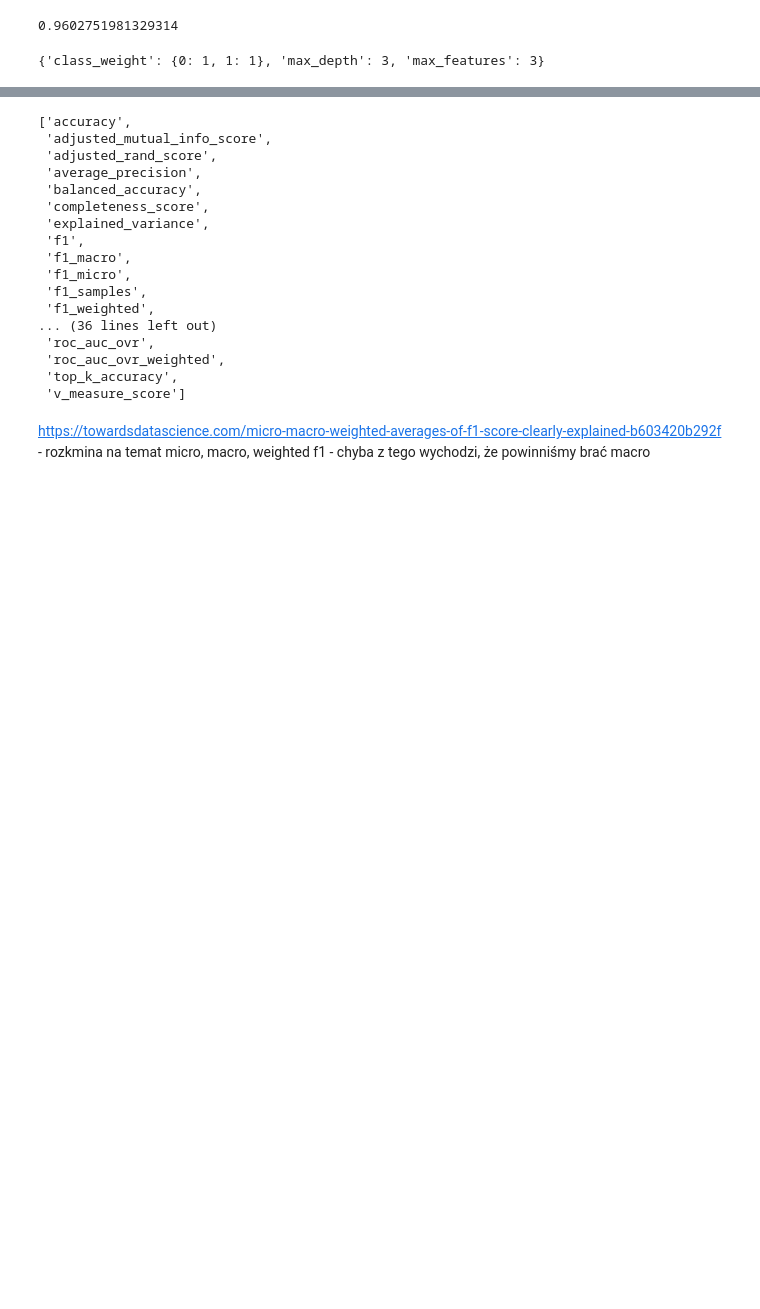
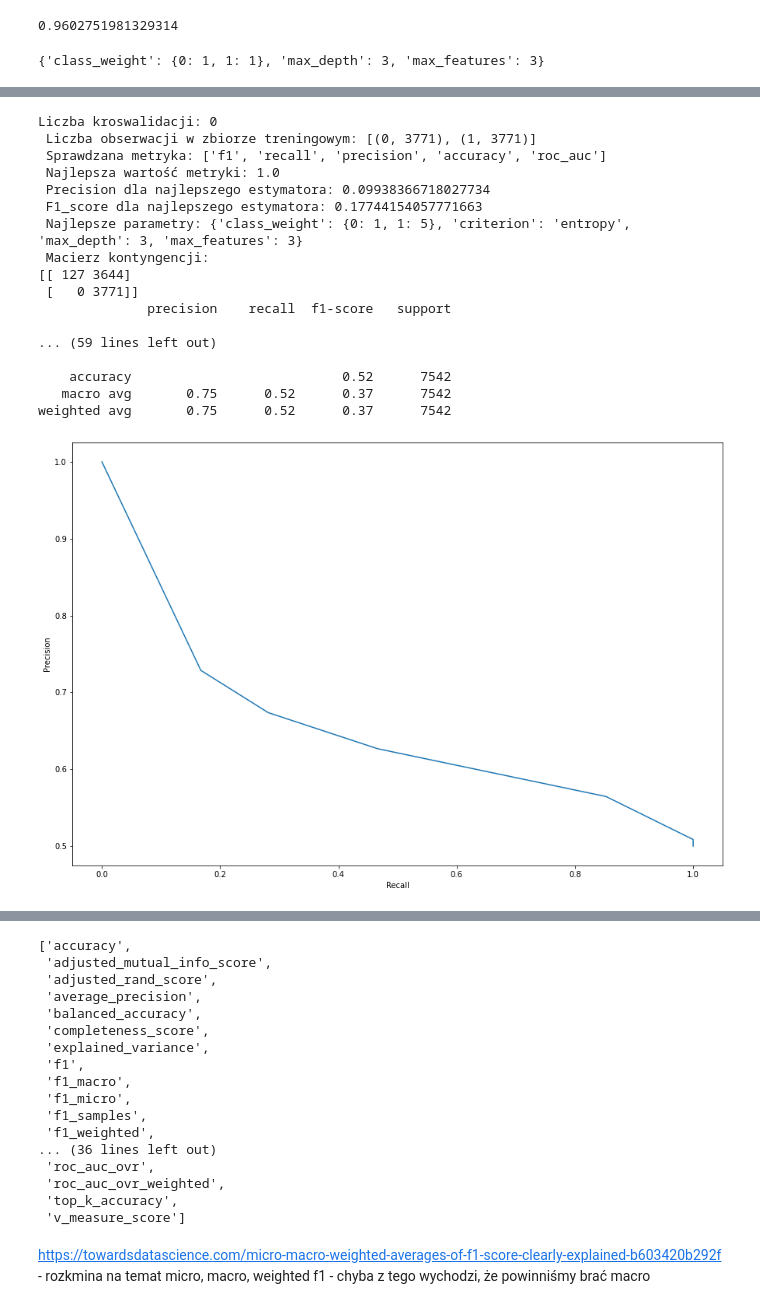
Before and after one commit to infoshareacademy/jdszr7-gold_diggers, a Jupyter notebook: python_projects/Stroke/Stroke.ipynb, the cells around one changed output, grey strips where cells are left out. Saved outputs shown, nothing was run; the diff lists cells and outputs as text; code cells hidden in the pictures; blank space fills up the shorter version.

```diff
--- a/python_projects/Stroke/Stroke.ipynb
+++ b/python_projects/Stroke/Stroke.ipynb
@@ -828,0 +850,67 @@ weighted avg       0.95      0.06      0.01       982
+# %%
+scorer = ['f1', 'recall', 'precision', 'accuracy', 'roc_auc']
+refit = 'recall'
+cross_val = [0, 2, 5, 10]
+
+for cv_value in cross_val:
+
+    #Oversampling
+    ros = RandomOverSampler(random_state=42)
+    X_train_scaled_ros, y_train_ros= ros.fit_resample(X_train_scaled, y_train)
+
+    # grid search
+    grid_search_clf = grid_search(drzewo, param_drzewo, scorer, refit = refit, cross_val = cv_value)
+    grid_search_clf.fit(X_train_scaled_ros, y_train_ros) # w drzewie nie muszą być dane zestandaryzowanne
+    best_est = grid_search_clf.best_estimator_
+
+
+    # Zebranie score'ów dla najlepszego klasyfikatora
+    slownik_score = {}
+    scorer_rank = 'rank_test_' + refit
+    rank_min = grid_search_clf.cv_results_[scorer_rank].argmin()
+    for sc in scorer:
+        scorer_name = 'mean_test_' + sc
+        scorer_value = grid_search_clf.cv_results_[scorer_name][rank_min]
+        slownik_score[sc] = scorer_value
+
+    #predykcja dla najlepszego estymatora wg recall
+    y_pred = best_est.predict(X_train_scaled_ros)
+    y_pred_proba = best_est.predict_proba(X_train_scaled_ros)[:,1]
+
+
+    precision_c, recall_c, thresholds = precision_recall_curve(y_train_ros, y_pred_proba)
+
+
+    print(f"Liczba kroswalidacji: {cv_value} \n \
+Liczba obserwacji w zbiorze treningowym: {sorted(Counter(y_train_ros).items())} \n \
+Sprawdzana metryka: {scorer} \n \
+Najlepsza wartość metryki: {grid_search_clf.best_score_} \n \
+Precision dla najlepszego estymatora: {precision} \n \
+F1_score dla najlepszego estymatora: {f1} \n \
+Najlepsze parametry: {grid_search_clf.best_params_} \n \
+Macierz kontyngencji:")
+    print(confusion_matrix(y_train_ros, y_pred))
+    plt.figure(figsize=(15, 10))
+    plt.plot(recall_c, precision_c)
+    plt.xlabel("Recall")
+    plt.ylabel("Precision")
+    print(classification_report(y_train_ros, y_pred))
+# %% [output]
+Liczba kroswalidacji: 0
+ Liczba obserwacji w zbiorze treningowym: [(0, 3771), (1, 3771)]
+ Sprawdzana metryka: ['f1', 'recall', 'precision', 'accuracy', 'roc_auc']
+ Najlepsza wartość metryki: 1.0
+ Precision dla najlepszego estymatora: 0.09938366718027734
+ F1_score dla najlepszego estymatora: 0.17744154057771663
+ Najlepsze parametry: {'class_weight': {0: 1, 1: 5}, 'criterion': 'entropy', 'max_depth': 3, 'max_features': 3}
+ Macierz kontyngencji:
+[[ 127 3644]
+ [   0 3771]]
+              precision    recall  f1-score   support
+
+... (59 lines left out)
+
+    accuracy                           0.52      7542
+   macro avg       0.75      0.52      0.37      7542
+weighted avg       0.75      0.52      0.37      7542
+[figure, added]
```
Also changed, not shown: parts of 16 cells of this notebook.
